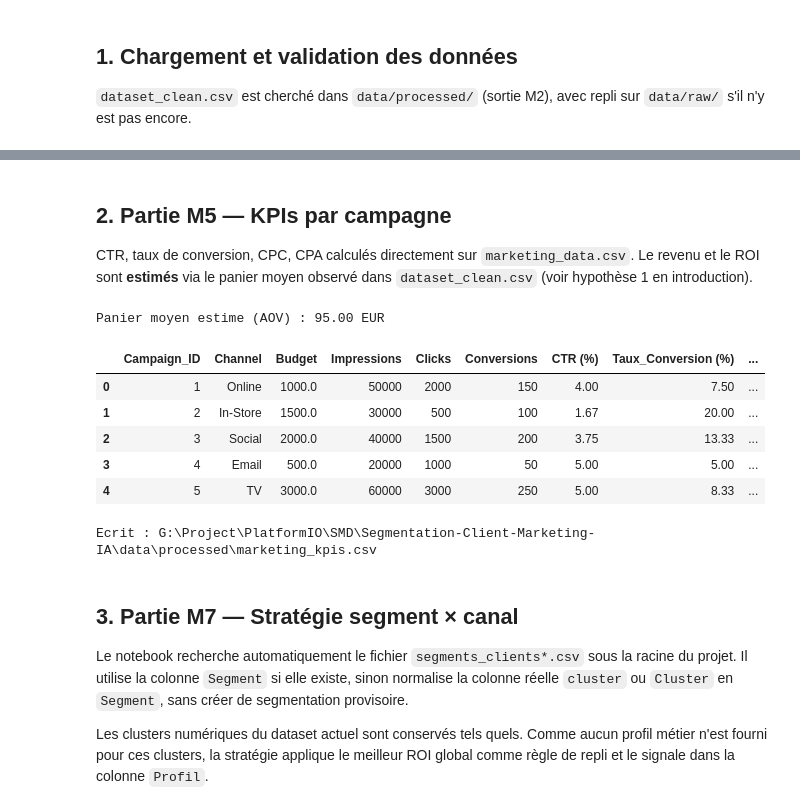
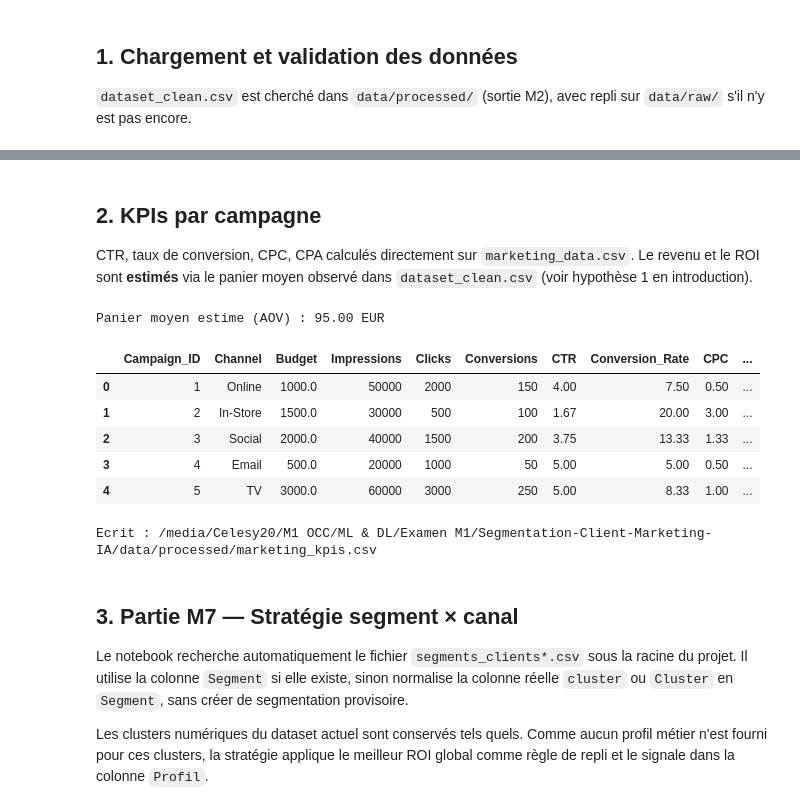
Before and after one commit to Celestin-Dev/Segmentation-Client-Marketing-IA, a Jupyter notebook: notebooks/03_marketing_kpis.ipynb, the cells around one changed output, grey strips where cells are left out. Drawn from its saved outputs; the diff is of its cells as text; code cells hidden in the pictures.

```diff
--- a/notebooks/03_marketing_kpis.ipynb
+++ b/notebooks/03_marketing_kpis.ipynb
@@ -120,7 +118,7 @@ Lignes dataset_clean : 5 | Clients uniques : 4
 | 3 | 4 | 104 | 2003 | 2023-01-18 | 1 | 120.0 | In-Store | Jacket | Outerwear | ... |
 | 4 | 5 | 105 | 2004 | 2023-01-19 | 2 | 45.0 | Online | Hat | Accessories | ... |
 # %% [markdown]
-## 2. Partie M5 — KPIs par campagne
+## 2. KPIs par campagne
 
 CTR, taux de conversion, CPC, CPA calculés directement sur `marketing_data.csv`. Le revenu et le ROI sont **estimés** via le panier moyen observé dans `dataset_clean.csv` (voir hypothèse 1 en introduction).
 # %%
@@ -163,57 +161,66 @@ def calculer_kpis_campagnes(marketing: pd.DataFrame, aov: float) -> pd.DataFrame
     )
     resultats = marketing.copy()
 
-    resultats["CTR (%)"] = (
+    resultats["CTR"] = (
         division_sure(resultats["Clicks"], resultats["Impressions"]) * 100
     ).round(2)
-    resultats["Taux_Conversion (%)"] = (
+    resultats["Conversion_Rate"] = (
         division_sure(resultats["Conversions"], resultats["Clicks"]) * 100
     ).round(2)
-    resultats["CPC (EUR)"] = division_sure(
+    resultats["CPC"] = division_sure(
         resultats["Budget"], resultats["Clicks"]
     ).round(2)
-    resultats["CPA (EUR)"] = division_sure(
+    resultats["CPA"] = division_sure(
         resultats["Budget"], resultats["Conversions"]
     ).round(2)
-    resultats["Revenu_Estime (EUR)"] = (resultats["Conversions"] * aov).round(2)
-    resultats["ROI (%)"] = (
+    resultats["Revenue_Estimated"] = (resultats["Conversions"] * aov).round(2)
+    resultats["ROI_Percent"] = (
         division_sure(
-            resultats["Revenu_Estime (EUR)"] - resultats["Budget"],
+            resultats["Revenue_Estimated"] - resultats["Budget"],
             resultats["Budget"],
         )
         * 100
     ).round(1)
 
     colonnes_sortie = [
-        "Campaign_ID", "Channel", "Budget", "Impressions", "Clicks",
-        "Conversions", "CTR (%)", "Taux_Conversion (%)", "CPC (EUR)",
-        "CPA (EUR)", "Revenu_Estime (EUR)", "ROI (%)",
+        "Campaign_ID",
+        "Channel",
+        "Budget",
+        "Impressions",
+        "Clicks",
+        "Conversions",
+        "CTR",
+        "Conversion_Rate",
+        "CPC",
+        "CPA",
+        "Revenue_Estimated",
+        "ROI_Percent",
     ]
     sortie = resultats[colonnes_sortie]
     colonnes_kpi = [colonne for colonne in colonnes_sortie if colonne.endswith("%)") or "EUR" in colonne]
     if sortie[colonnes_kpi].replace([float("inf"), float("-inf")], pd.NA).isna().all().any():
         raise ValueError("Un KPI est entierement indetermine : verifiez les denominateurs.")
     return sortie
 
 
 aov = calculer_panier_moyen(sales)
 print(f"Panier moyen estime (AOV) : {aov:.2f} EUR")
 
 kpis = calculer_kpis_campagnes(marketing, aov)
 kpis
 # %% [output]
 Panier moyen estime (AOV) : 95.00 EUR
-|  | Campaign_ID | Channel | Budget | Impressions | Clicks | Conversions | CTR (%) | Taux_Conversion (%) | ... |
-| 0 | 1 | Online | 1000.0 | 50000 | 2000 | 150 | 4.00 | 7.50 | ... |
-| 1 | 2 | In-Store | 1500.0 | 30000 | 500 | 100 | 1.67 | 20.00 | ... |
-| 2 | 3 | Social | 2000.0 | 40000 | 1500 | 200 | 3.75 | 13.33 | ... |
-| 3 | 4 | Email | 500.0 | 20000 | 1000 | 50 | 5.00 | 5.00 | ... |
-| 4 | 5 | TV | 3000.0 | 60000 | 3000 | 250 | 5.00 | 8.33 | ... |
+|  | Campaign_ID | Channel | Budget | Impressions | Clicks | Conversions | CTR | Conversion_Rate | CPC | ... |
+| 0 | 1 | Online | 1000.0 | 50000 | 2000 | 150 | 4.00 | 7.50 | 0.50 | ... |
+| 1 | 2 | In-Store | 1500.0 | 30000 | 500 | 100 | 1.67 | 20.00 | 3.00 | ... |
+| 2 | 3 | Social | 2000.0 | 40000 | 1500 | 200 | 3.75 | 13.33 | 1.33 | ... |
+| 3 | 4 | Email | 500.0 | 20000 | 1000 | 50 | 5.00 | 5.00 | 0.50 | ... |
+| 4 | 5 | TV | 3000.0 | 60000 | 3000 | 250 | 5.00 | 8.33 | 1.00 | ... |
 # %%
 kpis.to_csv(DATA_PROCESSED / "marketing_kpis.csv", index=False)
 print(f"Ecrit : {(DATA_PROCESSED / 'marketing_kpis.csv').resolve()}")
 # %% [output]
-Ecrit : G:\Project\PlatformIO\SMD\Segmentation-Client-Marketing-IA\data\processed\marketing_kpis.csv
+Ecrit : /media/Celesy20/M1 OCC/ML & DL/Examen M1/Segmentation-Client-Marketing-IA/data/processed/marketing_kpis.csv
 # %% [markdown]
 ## 3. Partie M7 — Stratégie segment × canal
 
```
Also changed, not shown: parts of 7 cells of this notebook, 19 other files.
